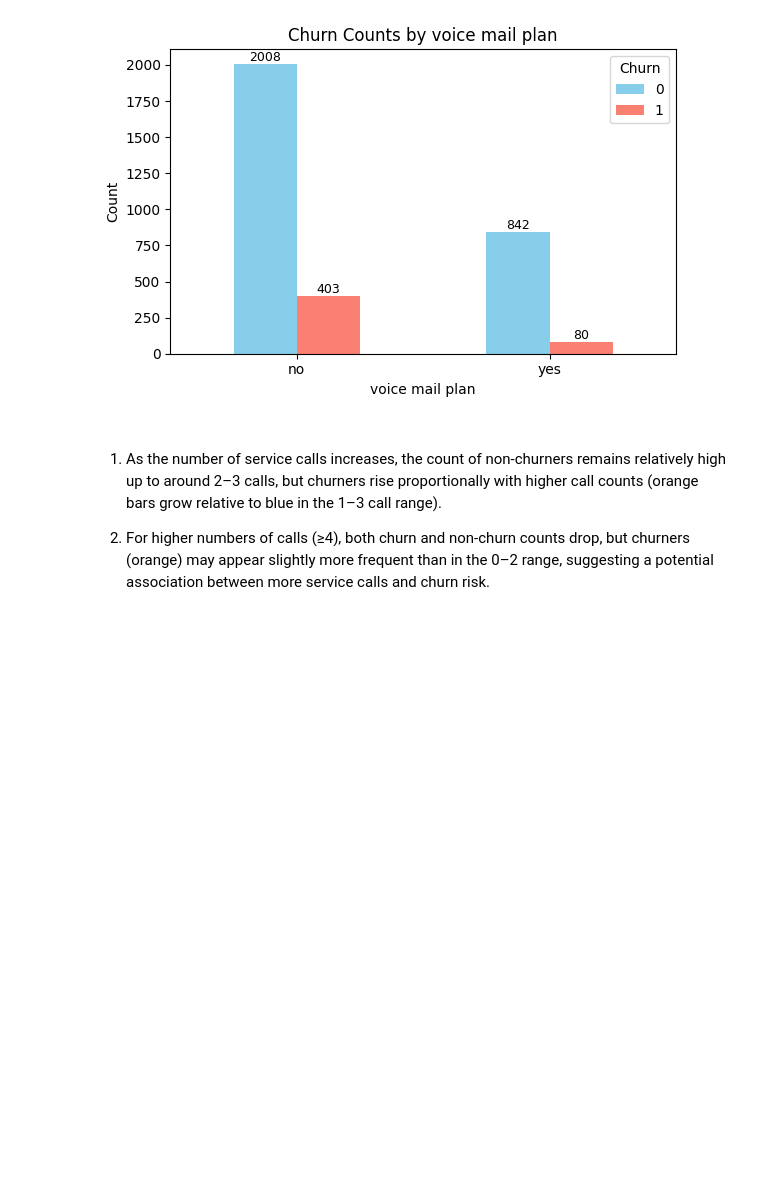
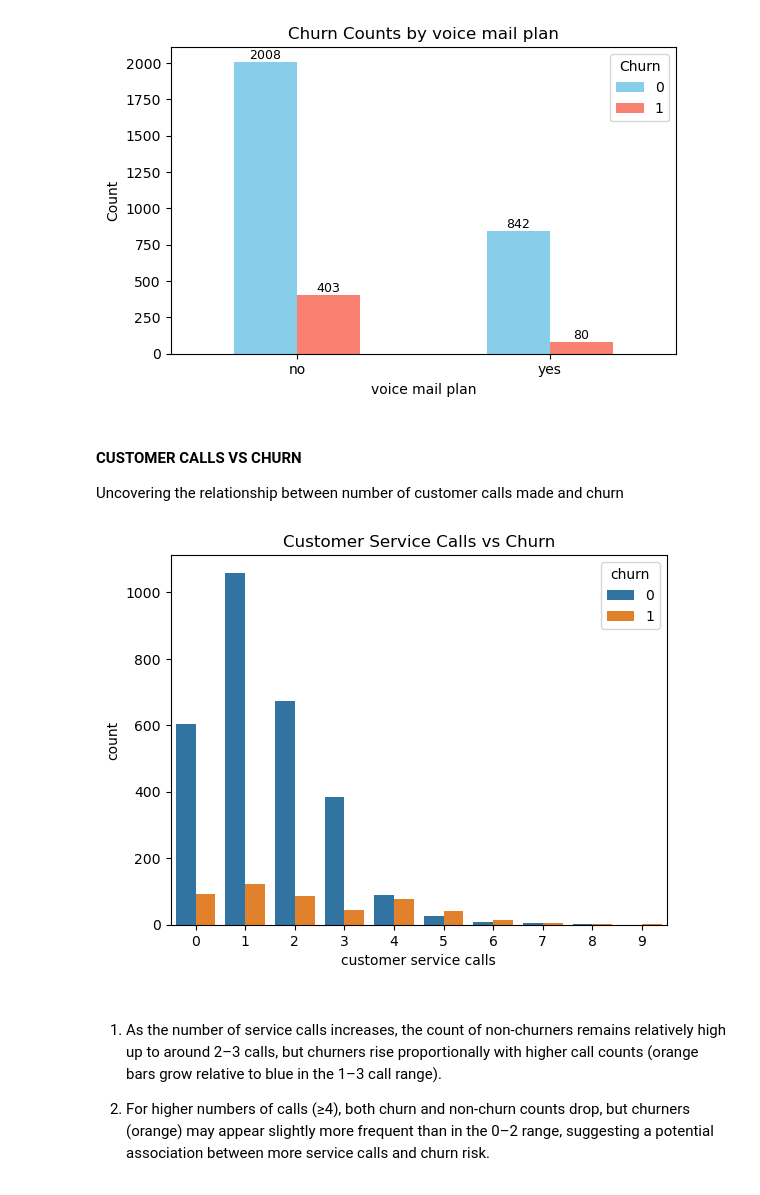
Before and after one commit to Kabutie/SyriaTel-, a Jupyter notebook: student.ipynb, the cells around one changed output. Drawn from its saved outputs; the diff is of its cells as text; code cells hidden in the pictures; blank space fills up the shorter version.

```diff
--- a/student.ipynb
+++ b/student.ipynb
@@ -319,6 +349,16 @@ for feature in cat_features:
 # %% [output]
 [figure]
 [figure]
+# %% [markdown]
+#### CUSTOMER CALLS VS CHURN
+
+Uncovering the relationship between number of customer calls made and churn
+# %%
+sns.countplot(x="customer service calls", hue="churn", data=data)
+plt.title("Customer Service Calls vs Churn")
+plt.show()
+# %% [output]
+[figure, added]
 # %% [markdown]
 #####
 
```
Also changed, not shown: parts of 12 cells of this notebook.
